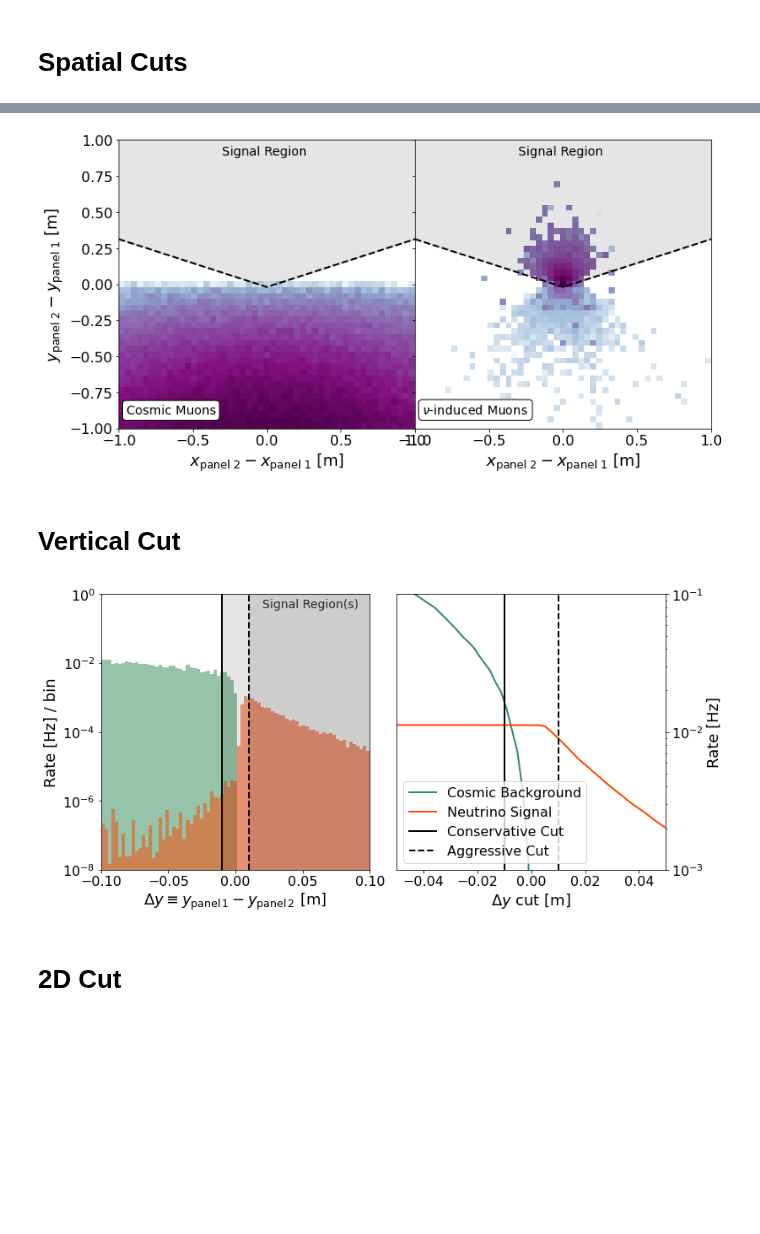
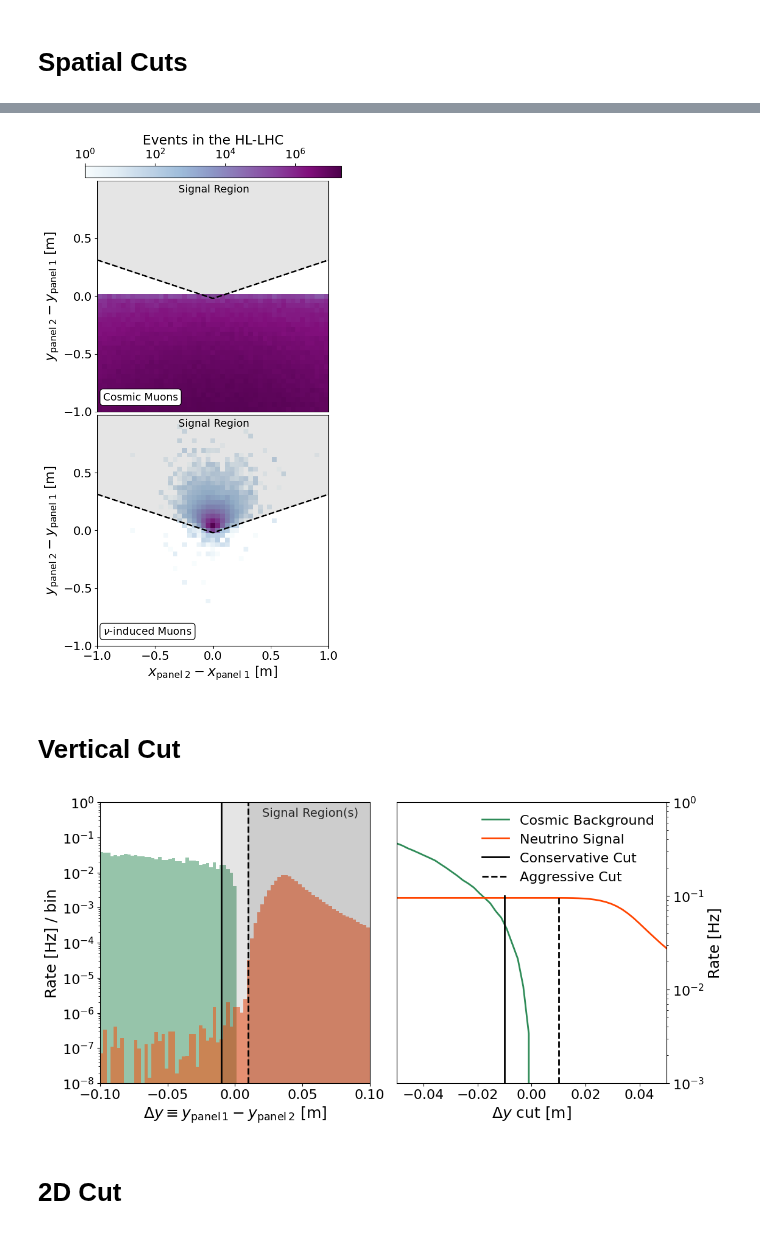
Before and after one commit to nickkamp1/Lake_Geneva_Neutrinos, a Jupyter notebook: Cosmics/SurfaceMuonBackgroundEstimate.ipynb, the cells around one changed output, grey strips where cells are left out. Cells and saved outputs as stored; diff of their text form; code cells hidden in the pictures; blank space fills up the shorter version.

Commit message:
cosmic estimate change, one more HNL cluster change

```diff
--- a/Cosmics/SurfaceMuonBackgroundEstimate.ipynb
+++ b/Cosmics/SurfaceMuonBackgroundEstimate.ipynb
@@ -22,7 +22,7 @@ elif MuonFile=="MuonSimPrototypeOut.txt":
     rate = 29903.5/2 # factor of two to account for hitting near panel first
     Ngen = 100000000
 
-#rate *= 3 # for the number of detectors
+rate *= 3 # for the number of detectors
 
 n_bunches = 72 * ((3 + 3 + 4)*3 + (3 + 3 + 3))
 n_missing_bunches = 3*(8*(2+2+3) + 2*38 + 39) + (8 * (2+2+2) + 38 * 2 + 119) # not correct it seems
@@ -42,10 +42,10 @@ c = 3e-1 # m / ns
 # %% [markdown]
 # Load the neutrinos
 # %%
-siren_data = pd.concat((pd.read_parquet("../Data/SIREN/Output/Surface_1km_Spacing/LHCb_LHC13_EPOSLHC_light_14.parquet"),
-                        pd.read_parquet("../Data/SIREN/Output/Surface_1km_Spacing/LHCb_LHC13_EPOSLHC_light_-14.parquet"),
-                        pd.read_parquet("../Data/SIREN/Output/Surface_1km_Spacing/LHCb_LHC13_BKSS_charm_14.parquet"),
-                        pd.read_parquet("../Data/SIREN/Output/Surface_1km_Spacing/LHCb_LHC13_BKSS_charm_-14.parquet")))
+siren_data = pd.concat((pd.read_parquet("../Data/SIREN/Output/SINE_CMS_West/compressed/LHC13_EPOSLHC_light_14_CC.parquet"),
+                        pd.read_parquet("../Data/SIREN/Output/SINE_CMS_West/compressed/LHC13_EPOSLHC_light_-14_CC.parquet"),
+                        pd.read_parquet("../Data/SIREN/Output/SINE_CMS_West/compressed/LHC13_BKSS_charm_14_CC.parquet"),
+                        pd.read_parquet("../Data/SIREN/Output/SINE_CMS_West/compressed/LHC13_BKSS_charm_-14_CC.parquet")))
 # %% [markdown]
 # Load the cosmics
 # %%
@@ -99,7 +101,8 @@ panel_bottom = 0
 # panel_bottom = (7.77-2.59)/2
 
 
-for plane in [1]:
+for plane in [1,2,3]:
+    print("On plane",plane)
     plane_list = [1,2,3]
     plane_list.remove(plane)
     mask = "panel%d_hit_mask_muon_survival==1"%(plane)
@@ -245,47 +253,68 @@ plt.show()
 # %%
 vertical_cut = -0.02
 horizontal_cut = 0.05
 opening_angle = 2.5
 cut = "2Dtr"
+import matplotlib.gridspec as gridspec
 
-fig,ax = plt.subplots(1,2,figsize=(12,6),sharey=True)
-fig.subplots_adjust(wspace=0)
+# Create a custom grid layout
+fig = plt.figure(figsize=(6,12))
+gs = gridspec.GridSpec(3,1, height_ratios=[0.05,1, 1], hspace=0.02)
+ax0 = fig.add_subplot(gs[1])
+ax1 = fig.add_subplot(gs[2], sharex=ax0)
+cax = fig.add_subplot(gs[0])
 
-cos_map = ax[0].hist2d(cosmic_data["horizontal_displacement"],cosmic_data["vertical_displacement"],
-                       bins=np.linspace(-1,1,50),weights=rate/Ngen*n_seconds_HLLHC*np.ones(len(cosmic_data)),
-                       norm=LogNorm())
-nu_map = ax[1].hist2d(nu_data["horizontal_displacement"],nu_data["vertical_displacement"],
-                      bins=np.linspace(-1,1,50),weights=nu_dict["weights"],
-                      norm=LogNorm())
+cos_map = ax0.hist2d(cosmic_data["horizontal_displacement"],cosmic_data["vertical_displacement"],
+                     bins=np.linspace(-1,1,50),weights=rate/Ngen*n_seconds_HLLHC*np.ones(len(cosmic_data)),
+                     norm=LogNorm(vmin=1,vmax=2e7))
+nu_map = ax1.hist2d(nu_data["horizontal_displacement"],nu_data["vertical_displacement"],
+                    bins=np.linspace(-1,1,50),weights=nu_dict["weights"],
+                    norm=LogNorm(vmin=1,vmax=2e7))
+
+fig.colorbar(nu_map[3], cax=cax, label="Events in the HL-LHC",orientation='horizontal')
+cax.xaxis.set_ticks_position('top')
+cax.xaxis.set_label_position('top')
 
 if cut=="1D":
     xs = [-1,1]
     ys = [vertical_cut,vertical_cut]
-
 elif cut=="2Dsq":
     xs = [-horizontal_cut,-horizontal_cut,horizontal_cut,horizontal_cut]
     ys = [1,vertical_cut,vertical_cut,1]
 if cut=="2Dtr":
     xs = [-1,0,1]
     ys = [1./np.tan(opening_angle/2) + vertical_cut, vertical_cut, 1./np.tan(opening_angle/2) + vertical_cut]
-    for i in range(2): ax[i].text(-0.3,0.9,"Signal Region",color="black",alpha=1,fontsize=14)
+    for ax in [ax0, ax1]:
+        ax.text(-0.3,0.9,"Signal Region",color="black",alpha=1,fontsize=14)
 else:
     xs=[]
     yx=[]
 if xs and ys:
-    for i in range(2):
-        ax[i].plot(xs,ys,color="black",ls="--")
-        ax[i].fill_between(xs,ys,np.ones_like(ys),color="black",alpha=0.1)
+    for ax in [ax0, ax1]:
+        ax.plot(xs,ys,color="black",ls="--")
+        ax.fill_between(xs,ys,np.ones_like(ys),color="black",alpha=0.1)
 
-ax[0].text(-0.95,-0.9,"Cosmic Muons",fontsize=14,bbox=dict(facecolor='white', edgecolor='black',boxstyle='round'))
-ax[1].text(-0.95,-0.9,r"$\nu$-induced Muons",fontsize=14,bbox=dict(facecolor='white', edgecolor='black',boxstyle='round'))
-for i in range(2):
-    ax[i].set_xlabel(r"$x_{\rm panel\;2} - x_{\rm panel\;1}$ [m]")
-ax[0].set_ylabel(r"$y_{\rm panel\;2} - y_{\rm panel\;1}$ [m]")
+ax0.text(-0.95,-0.9,"Cosmic Muons",fontsize=14,bbox=dict(facecolor='white', edgecolor='black',boxstyle='round'))
+ax1.text(-0.95,-0.9,r"$\nu$-induced Muons",fontsize=14,bbox=dict(facecolor='white', edgecolor='black',boxstyle='round'))
+
+for ax in [ax0, ax1]:
+    ax.set_aspect('equal', adjustable='box')
+    ax.set_ylabel(r"$y_{\rm panel\;2} - y_{\rm panel\;1}$ [m]")
+    ax.set_yticks([-1, -0.5, 0, 0.5])
+
+ax1.set_xlabel(r"$x_{\rm panel\;2} - x_{\rm panel\;1}$ [m]")
+
+# Remove y-axis ticks and labels from ax1
+ax0.tick_params(bottom=False, labelbottom=False)
+
+# Use subplots_adjust instead of tight_layout for better control
+plt.subplots_adjust(left=0.15, right=0.95, bottom=0.1, top=0.85, hspace=0.02)
+
+
 plt.savefig("Figures/PanelDeltaSpatial.pdf",dpi=100)
 plt.show()
 # %% [output]
-[figure, old version]
+[figure, new version]
 # %% [markdown]
 # Vertical Cut
 # %%
@@ -318,7 +347,7 @@ ax[0].set_ylim(1e-8,1)
 ax[1].plot([-0.01,-0.01],[1e-3,1e-1],color="black",label=r"Conservative Cut")
 ax[1].plot([0.01,0.01],[1e-3,1e-1],color="black",ls="--",label=r"Aggressive Cut")
 ax[1].set_xlim(vertical_resolution_array[0],vertical_resolution_array[-1])
-ax[1].set_ylim(1e-3,1e-1)
+ax[1].set_ylim(1e-3,1e0)
 ax[0].semilogy()
 ax[1].legend()
 ax[1].semilogy()
@@ -341,7 +370,7 @@ for vc,key in zip([-0.01,0.01],
     nu_rate_dict[key] = sig_rate*beam_timing_loss
     cosmic_rate_dict[key] = bkg_rate
 # %% [output]
-[figure, old version]
+[figure, new version]
 # %% [markdown]
 # 2D Cut
 # %%
```
Also changed, not shown: parts of 10 cells of this notebook, 1 other file.
